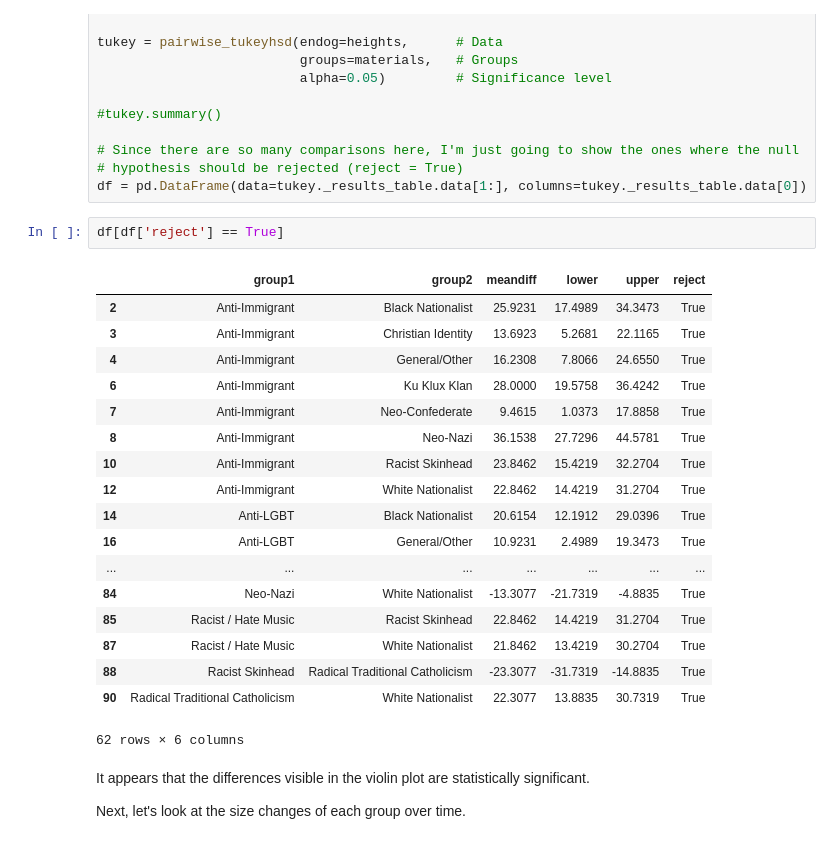
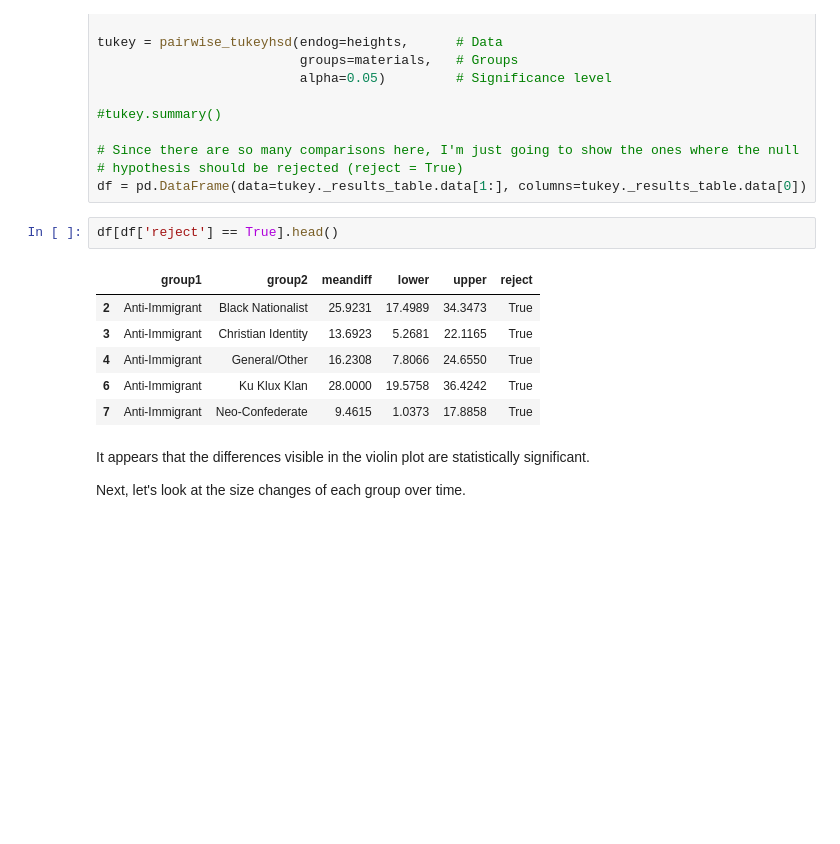
Before and after one commit to gemmaaa/capstone_projects, a Jupyter notebook: FC birlikde 1. Summary.ipynb, the cells around one changed output. Saved outputs shown, nothing was run; the diff lists cells and outputs as text; blank space fills up the shorter version.

```diff
--- a/FC birlikde 1. Summary.ipynb
+++ b/FC birlikde 1. Summary.ipynb
@@ -335,26 +335,14 @@ tukey = pairwise_tukeyhsd(endog=heights,      # Data
 # hypothesis should be rejected (reject = True)
 df = pd.DataFrame(data=tukey._results_table.data[1:], columns=tukey._results_table.data[0])
 # %%
-df[df['reject'] == True]
+df[df['reject'] == True].head()
 # %% [output]
 |  | group1 | group2 | meandiff | lower | upper | reject |
 | 2 | Anti-Immigrant | Black Nationalist | 25.9231 | 17.4989 | 34.3473 | True |
 | 3 | Anti-Immigrant | Christian Identity | 13.6923 | 5.2681 | 22.1165 | True |
 | 4 | Anti-Immigrant | General/Other | 16.2308 | 7.8066 | 24.6550 | True |
 | 6 | Anti-Immigrant | Ku Klux Klan | 28.0000 | 19.5758 | 36.4242 | True |
 | 7 | Anti-Immigrant | Neo-Confederate | 9.4615 | 1.0373 | 17.8858 | True |
-| 8 | Anti-Immigrant | Neo-Nazi | 36.1538 | 27.7296 | 44.5781 | True |
-| 10 | Anti-Immigrant | Racist Skinhead | 23.8462 | 15.4219 | 32.2704 | True |
-| 12 | Anti-Immigrant | White Nationalist | 22.8462 | 14.4219 | 31.2704 | True |
-| 14 | Anti-LGBT | Black Nationalist | 20.6154 | 12.1912 | 29.0396 | True |
-| 16 | Anti-LGBT | General/Other | 10.9231 | 2.4989 | 19.3473 | True |
-| ... | ... | ... | ... | ... | ... | ... |
-| 84 | Neo-Nazi | White Nationalist | -13.3077 | -21.7319 | -4.8835 | True |
-| 85 | Racist / Hate Music | Racist Skinhead | 22.8462 | 14.4219 | 31.2704 | True |
-| 87 | Racist / Hate Music | White Nationalist | 21.8462 | 13.4219 | 30.2704 | True |
-| 88 | Racist Skinhead | Radical Traditional Catholicism | -23.3077 | -31.7319 | -14.8835 | True |
-| 90 | Radical Traditional Catholicism | White Nationalist | 22.3077 | 13.8835 | 30.7319 | True |
-62 rows × 6 columns
 # %% [markdown]
 It appears that the differences visible in the violin plot are statistically significant.
 
```
Also changed, not shown: parts of 26 cells of this notebook.
